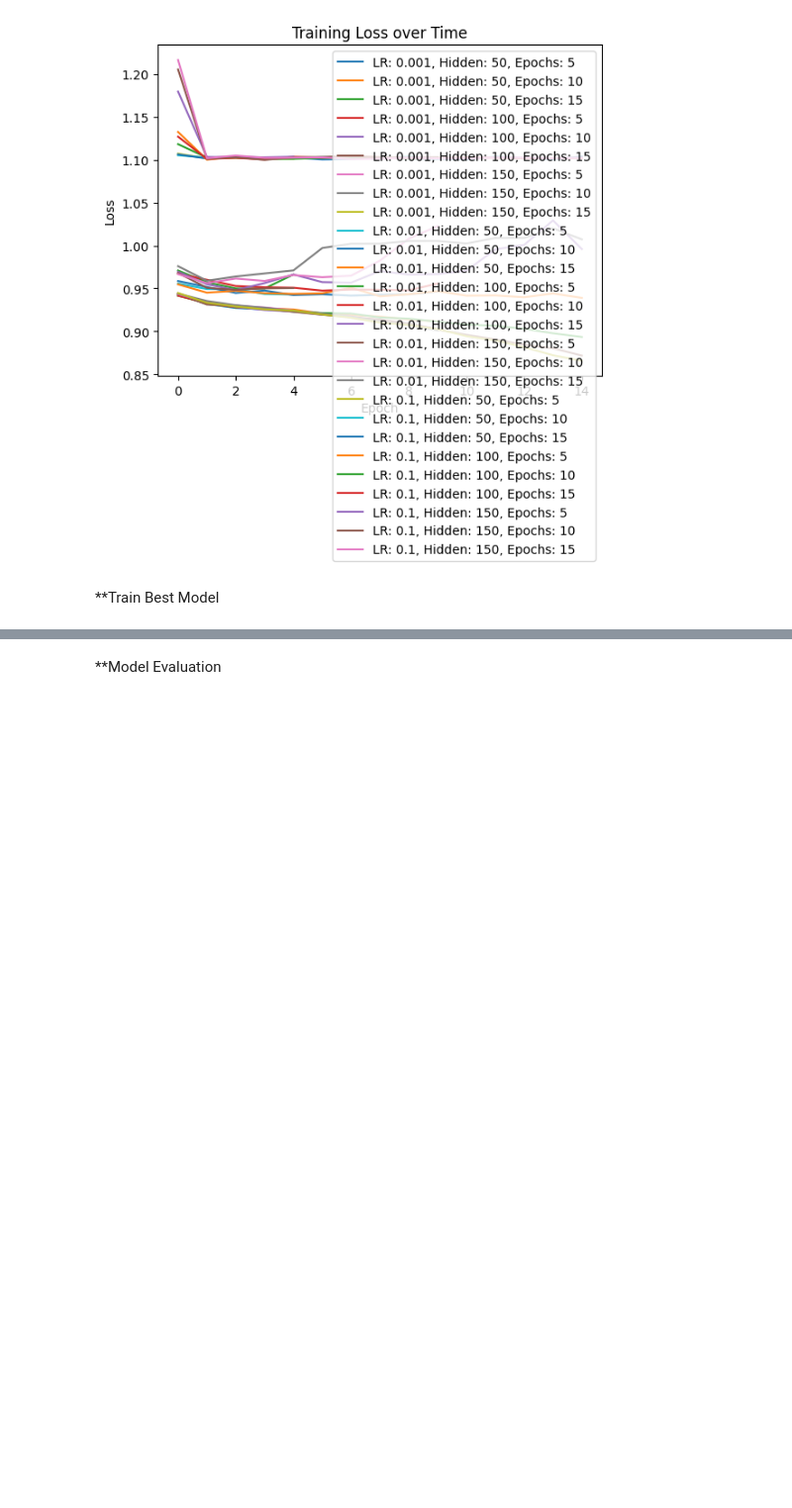
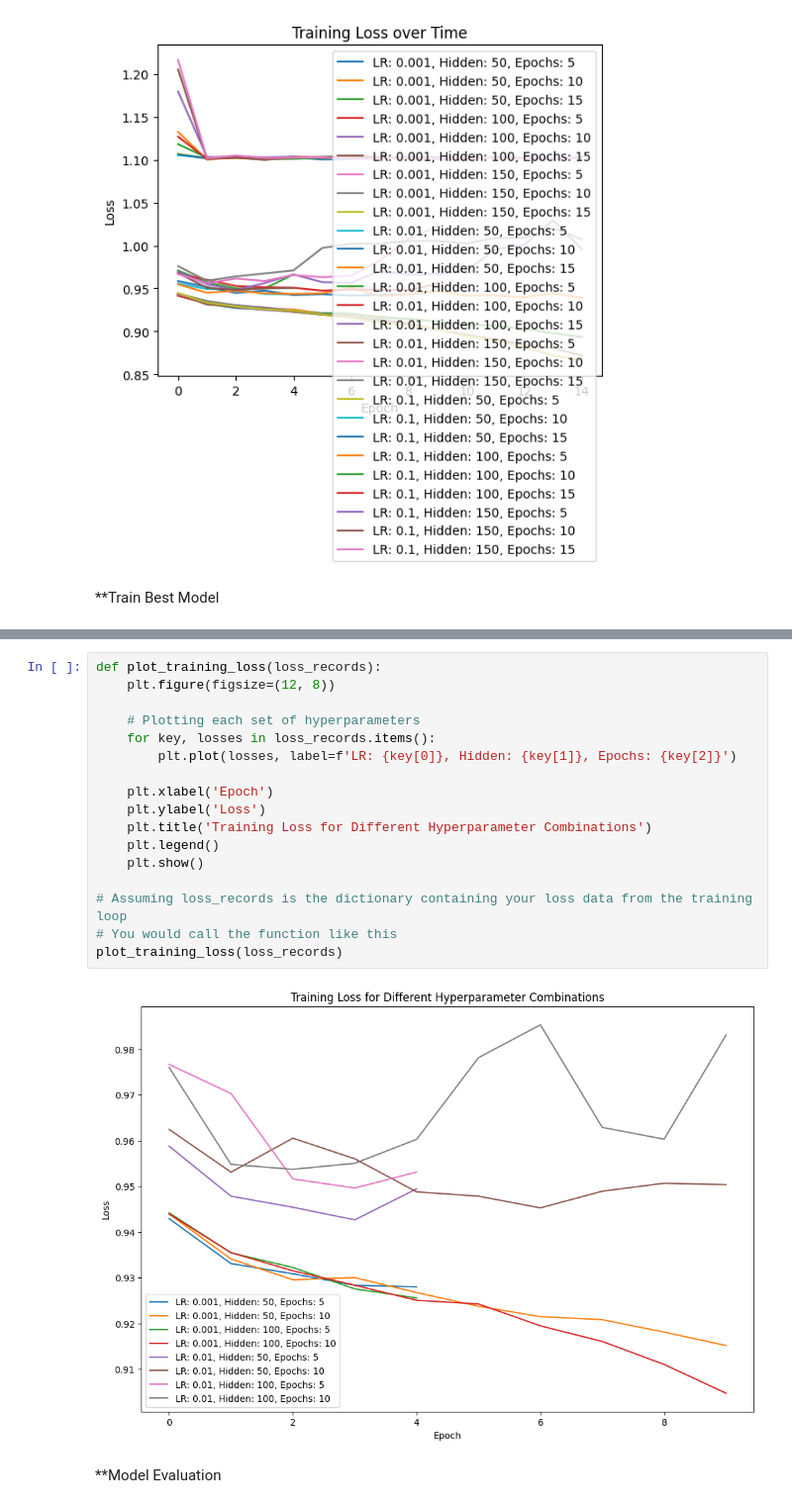
Before and after one commit to gashon/cs-221-project, a Jupyter notebook: src/neural_net.ipynb, the cells around one changed output, grey strips where cells are left out. Shown at 99% size. Cells and saved outputs as stored; diff of their text form; blank space fills up the shorter version.

```diff
--- a/src/neural_net.ipynb
+++ b/src/neural_net.ipynb
@@ -178,3 +180,22 @@ plt.show()
+# %%
+def plot_training_loss(loss_records):
+    plt.figure(figsize=(12, 8))
+
+    # Plotting each set of hyperparameters
+    for key, losses in loss_records.items():
+        plt.plot(losses, label=f'LR: {key[0]}, Hidden: {key[1]}, Epochs: {key[2]}')
+
+    plt.xlabel('Epoch')
+    plt.ylabel('Loss')
+    plt.title('Training Loss for Different Hyperparameter Combinations')
+    plt.legend()
+    plt.show()
+
+# Assuming loss_records is the dictionary containing your loss data from the training loop
+# You would call the function like this
+plot_training_loss(loss_records)
+# %% [output]
+[figure, added]
 # %% [markdown]
 **Model Evaluation
 # %%
```
Also changed, not shown: parts of 1 cell of this notebook.
